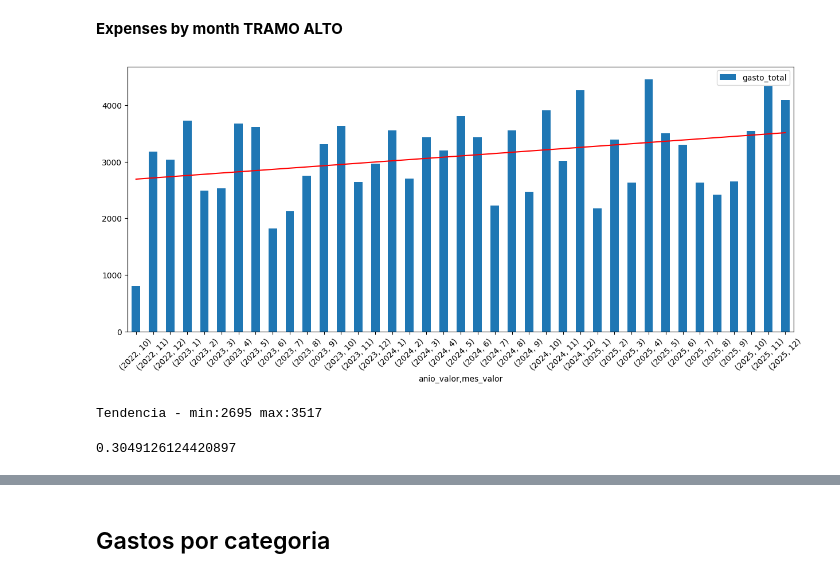
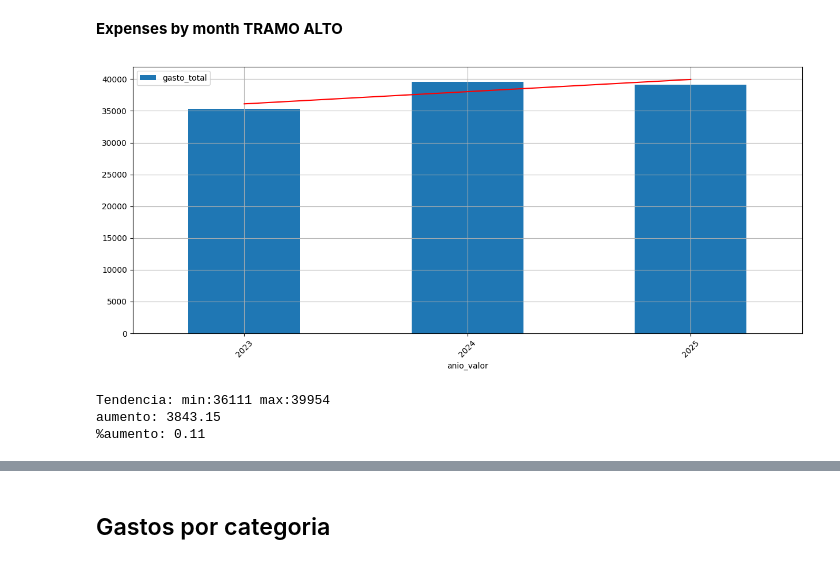
Before and after one commit to cperezh/DataEng_Patterns, a Jupyter notebook: notebooks/Analysis.ipynb, the cells around one changed output, grey strips where cells are left out. Saved outputs shown, nothing was run; the diff lists cells and outputs as text; code cells hidden in the pictures.

```diff
--- a/notebooks/Analysis.ipynb
+++ b/notebooks/Analysis.ipynb
@@ -194,18 +206,7 @@ tendencia = reg.fit(X,y).predict(X)
-# %%
-df_gastos_outliers_by_month.plot.bar(rot=45, figsize=(15,6));
-plt.plot(X, tendencia, color="red")
-plt.xticks(range(len(df_gastos_outliers_by_month.gasto_total)),df_gastos_outliers_by_month.index, rotation=45)
-plt.show();
-# %% [output]
-[figure, removed]
-# %%
-minimo = float(min(tendencia))
-maximo = float(max(tendencia))
-print(f"Tendencia - min:{minimo:.0f} max:{maximo:.0f}")
-# %% [output]
-Tendencia - min:2695 max:3517
-# %%
-aumento = (maximo-minimo) / minimo
-print(aumento)
-# %% [output]
-0.3049126124420897
+# %%
+tendencia = analysis_expenses_month_year_trend(df_gastos_outliers_2, ["anio_valor"], "importe");
+# %% [output]
+[figure, added]
+Tendencia: min:36111 max:39954
+aumento: 3843.15
+%aumento: 0.11
```
Also changed, not shown: parts of 32 cells of this notebook, 1 other file.
